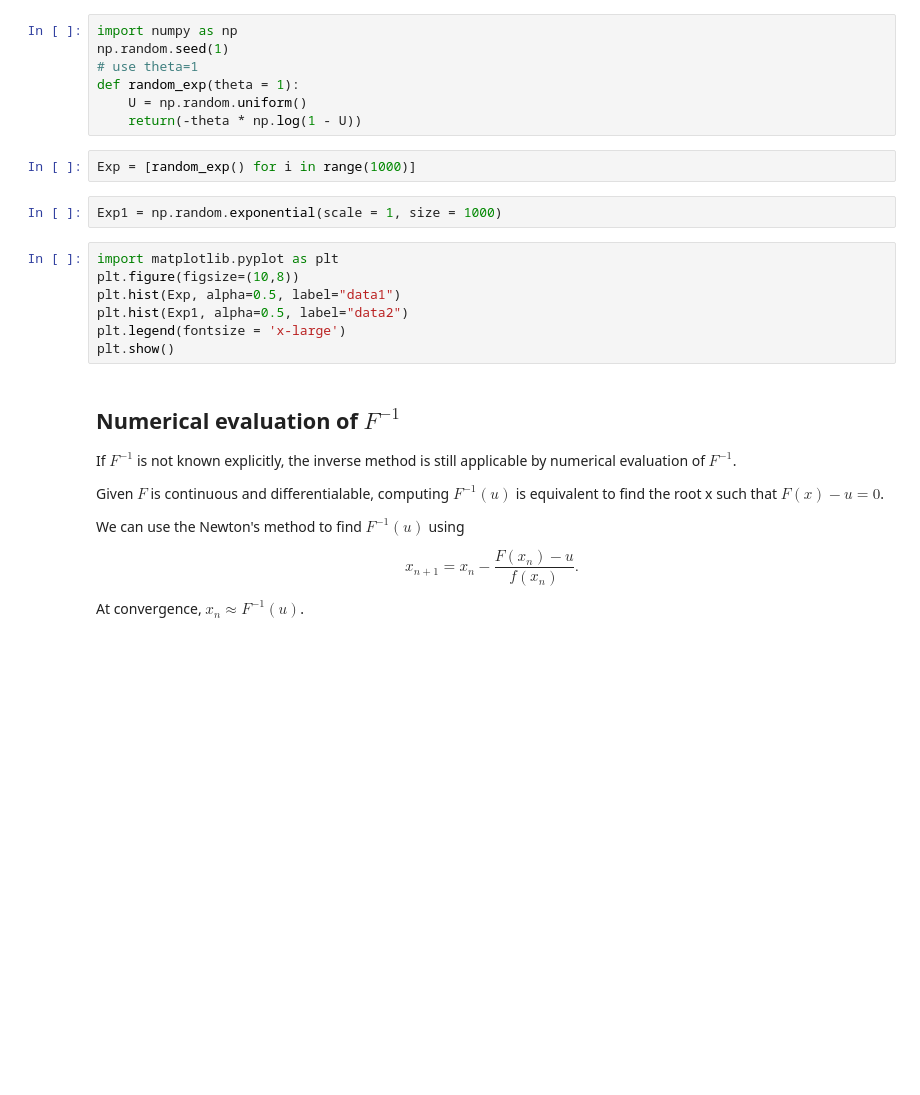
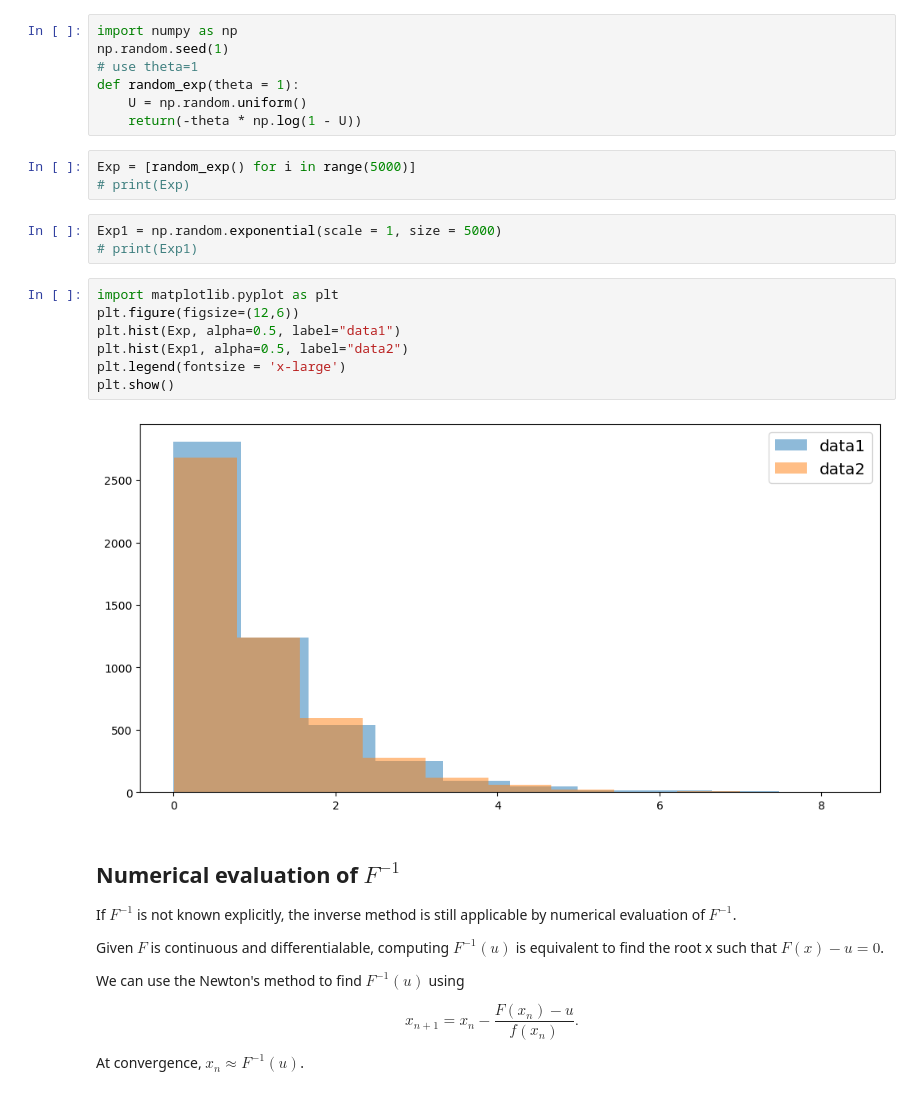
Before and after one commit to STAT2255/2023, a Jupyter notebook: notes/note12-13_RandomNumbers.ipynb, the cells around one changed output. Drawn from its saved outputs; the diff is of its cells as text; blank space fills up the shorter version.

```diff
--- a/notes/note12-13_RandomNumbers.ipynb
+++ b/notes/note12-13_RandomNumbers.ipynb
@@ -88,16 +88,20 @@ def random_exp(theta = 1):
     U = np.random.uniform()
     return(-theta * np.log(1 - U))
 # %%
-Exp = [random_exp() for i in range(1000)]
+Exp = [random_exp() for i in range(5000)]
+# print(Exp)
 # %%
-Exp1 = np.random.exponential(scale = 1, size = 1000)
+Exp1 = np.random.exponential(scale = 1, size = 5000)
+# print(Exp1)
 # %%
 import matplotlib.pyplot as plt
-plt.figure(figsize=(10,8))
+plt.figure(figsize=(12,6))
 plt.hist(Exp, alpha=0.5, label="data1")
 plt.hist(Exp1, alpha=0.5, label="data2")
 plt.legend(fontsize = 'x-large')
 plt.show()
+# %% [output]
+[figure, added]
 # %% [markdown]
 ## Numerical evaluation of $F^{-1}$
 
```
Also changed, not shown: parts of 4 cells of this notebook.
